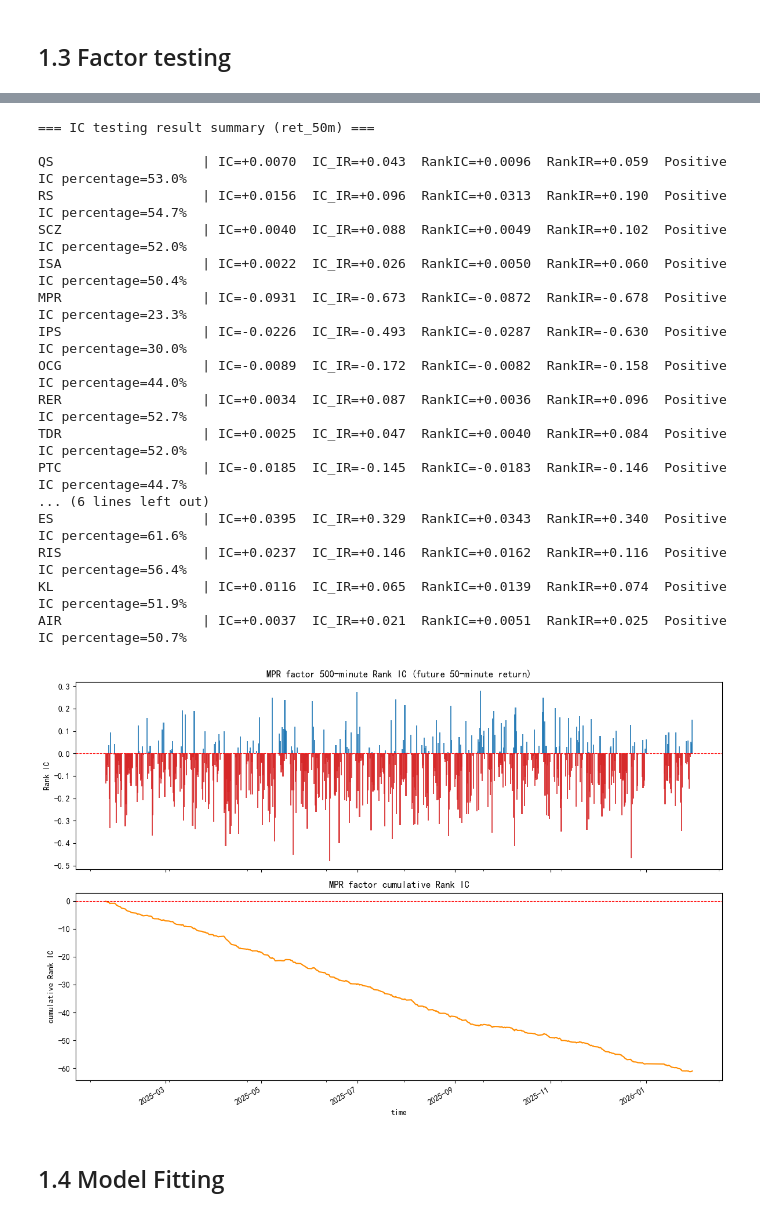
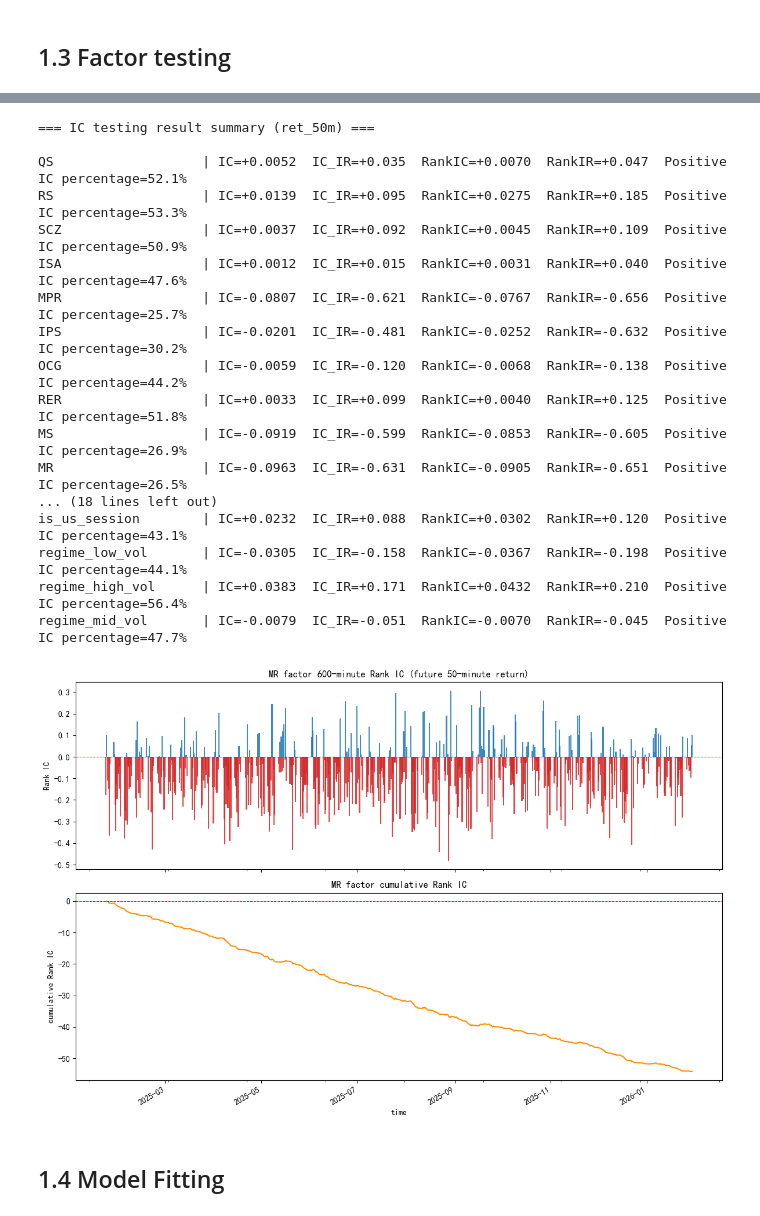
Before and after one commit to StochastiMo/Project-046, a Jupyter notebook: Quantitative strategy.ipynb, the cells around one changed output, grey strips where cells are left out. Saved outputs shown, nothing was run; the diff lists cells and outputs as text; code cells hidden in the pictures.

```diff
--- a/Quantitative strategy.ipynb
+++ b/Quantitative strategy.ipynb
@@ -177,6 +175,16 @@ xag['range'] = xag['high'] - xag['low']
 xag['RER'] = xag['range'] / xag['range'].rolling(window=n).mean()
 # RER > 1.5 often accompanies trend breakouts; RER < 0.5 indicates price compression (low-volatility regime),
 # frequently preceding explosive directional moves.
+
+#F09: MA Spread / Crossover Signal
+xag['MS'] = (xag['close'].rolling(window=5).mean()-xag['close'].rolling(window=20).mean())/xag['close'].rolling(window=20).mean()
+# Measures short-term momentum relative to a longer-term trend. Positive values indicate bullish crossover;
+# negative values indicate bearish crossover. The magnitude of MS can be used to gauge momentum strength.
+
+#F10: Price Relative to MA20 (Mean-Reversion Signal)
+xag['MR'] = (xag['close'] - xag['close'].rolling(window=20).mean()) / xag['close'].rolling(window=20).mean()
+# Measures how far the current price deviates from its 20-minute moving average. Extreme positive values suggest overextension and potential mean-reversion;
+# extreme negative values suggest overselling and potential mean-reversion.
 # %%
 # ──────────────────────────────────────────────────────────────────
 # Factor distribution visualization
@@ -346,10 +356,10 @@ plt.show()
 # %%
 # factor correlation heatmap
 plt.figure(figsize=(12, 10))
-ALL_FACTORS = ['QS', 'RS', 'SCZ', 'ISA', 'MPR', 'IPS', 'OCG', 'RER', 'TDR', 'PTC', 'TWMD', 'TACC_R', 'PV', 'GKV', 'VRR', 'BVA', 'ES', 'RIS', 'KL', 'AIR']
-corr_matrix = xag[ALL_FACTORS].corr()
+BASE_FACTORS = ['QS', 'RS', 'SCZ', 'ISA', 'MPR', 'IPS', 'OCG', 'RER', 'MS', 'MR', 'TDR', 'PTC', 'TWMD', 'TACC_R', 'PV', 'GKV', 'VRR', 'BVA', 'ES', 'RIS', 'KL', 'AIR']
+corr_matrix = xag[BASE_FACTORS].corr()
 sns.heatmap(corr_matrix, annot=True, fmt=".2f", cmap='coolwarm', cbar=True)
-plt.title('Correlation Matrix of 20 Factors')
+plt.title('Correlation Matrix of 22 Factors')
 plt.tight_layout()
 plt.show()
 # %% [output]
@@ -365,7 +438,7 @@ xag['ret_50m'] = (xag['close'].shift(-50) - xag['close']) / xag['close']
 
 
 ## Drop rows with NaN values
-xag = xag.dropna()
+xag = xag.dropna(subset=['ret_5m', 'ret_10m', 'ret_20m', 'ret_50m'])
 print("Forward return calculation completed")
 print(xag[['ret_5m', 'ret_10m', 'ret_20m', 'ret_50m']].describe().round(4))
 # %% [output]
@@ -397,11 +470,12 @@ def compute_ic_series(df, factor_col, ret_col, n):
             ic_list.append({'time': df.index[i], 'IC': pearson_ic, 'RankIC': rank_ic})
     return pd.DataFrame(ic_list).set_index("time")
 
-period = 500
+TEST_FACTORS = BASE_FACTORS + ["hour_sin", "hour_cos", "minute_sin", "minute_cos", "is_asia_session", "is_europe_session", "is_us_session", "regime_low_vol", "regime_high_vol", "regime_mid_vol"]
+period = 600
 
 # Compute all factors'IC to 5-minute future return
 print("=== IC testing result summary (ret_5m) ===\n")
-for fac in ALL_FACTORS:
+for fac in TEST_FACTORS:
     ic_s = compute_ic_series(xag, fac, 'ret_5m', period)
     ic_mean   = ic_s['IC'].mean()
     ic_std    = ic_s['IC'].std()
@@ -494,7 +568,7 @@ AIR                  | IC=+0.0043  IC_IR=+0.030  RankIC=+0.0069  RankIR=+0.046
 # %%
 # Compute all factors'IC to 50-minute future return
 print("=== IC testing result summary (ret_50m) ===\n")
-for fac in ALL_FACTORS:
+for fac in TEST_FACTORS:
     ic_s = compute_ic_series(xag, fac, 'ret_50m', period)
     ic_mean   = ic_s['IC'].mean()
     ic_std    = ic_s['IC'].std()
@@ -507,45 +581,45 @@ for fac in ALL_FACTORS:
 # %% [output]
 === IC testing result summary (ret_50m) ===
 
-QS                   | IC=+0.0070  IC_IR=+0.043  RankIC=+0.0096  RankIR=+0.059  Positive IC percentage=53.0%
-RS                   | IC=+0.0156  IC_IR=+0.096  RankIC=+0.0313  RankIR=+0.190  Positive IC percentage=54.7%
-SCZ                  | IC=+0.0040  IC_IR=+0.088  RankIC=+0.0049  RankIR=+0.102  Positive IC percentage=52.0%
-ISA                  | IC=+0.0022  IC_IR=+0.026  RankIC=+0.0050  RankIR=+0.060  Positive IC percentage=50.4%
-MPR                  | IC=-0.0931  IC_IR=-0.673  RankIC=-0.0872  RankIR=-0.678  Positive IC percentage=23.3%
-IPS                  | IC=-0.0226  IC_IR=-0.493  RankIC=-0.0287  RankIR=-0.630  Positive IC percentage=30.0%
-OCG                  | IC=-0.0089  IC_IR=-0.172  RankIC=-0.0082  RankIR=-0.158  Positive IC percentage=44.0%
-RER                  | IC=+0.0034  IC_IR=+0.087  RankIC=+0.0036  RankIR=+0.096  Positive IC percentage=52.7%
-TDR                  | IC=+0.0025  IC_IR=+0.047  RankIC=+0.0040  RankIR=+0.084  Positive IC percentage=52.0%
-PTC                  | IC=-0.0185  IC_IR=-0.145  RankIC=-0.0183  RankIR=-0.146  Positive IC percentage=44.7%
-... (6 lines left out)
-ES                   | IC=+0.0395  IC_IR=+0.329  RankIC=+0.0343  RankIR=+0.340  Positive IC percentage=61.6%
-RIS                  | IC=+0.0237  IC_IR=+0.146  RankIC=+0.0162  RankIR=+0.116  Positive IC percentage=56.4%
-KL                   | IC=+0.0116  IC_IR=+0.065  RankIC=+0.0139  RankIR=+0.074  Positive IC percentage=51.9%
-AIR                  | IC=+0.0037  IC_IR=+0.021  RankIC=+0.0051  RankIR=+0.025  Positive IC percentage=50.7%
+QS                   | IC=+0.0052  IC_IR=+0.035  RankIC=+0.0070  RankIR=+0.047  Positive IC percentage=52.1%
+RS                   | IC=+0.0139  IC_IR=+0.095  RankIC=+0.0275  RankIR=+0.185  Positive IC percentage=53.3%
+SCZ                  | IC=+0.0037  IC_IR=+0.092  RankIC=+0.0045  RankIR=+0.109  Positive IC percentage=50.9%
+ISA                  | IC=+0.0012  IC_IR=+0.015  RankIC=+0.0031  RankIR=+0.040  Positive IC percentage=47.6%
+MPR                  | IC=-0.0807  IC_IR=-0.621  RankIC=-0.0767  RankIR=-0.656  Positive IC percentage=25.7%
+IPS                  | IC=-0.0201  IC_IR=-0.481  RankIC=-0.0252  RankIR=-0.632  Positive IC percentage=30.2%
+OCG                  | IC=-0.0059  IC_IR=-0.120  RankIC=-0.0068  RankIR=-0.138  Positive IC percentage=44.2%
+RER                  | IC=+0.0033  IC_IR=+0.099  RankIC=+0.0040  RankIR=+0.125  Positive IC percentage=51.8%
+MS                   | IC=-0.0919  IC_IR=-0.599  RankIC=-0.0853  RankIR=-0.605  Positive IC percentage=26.9%
+MR                   | IC=-0.0963  IC_IR=-0.631  RankIC=-0.0905  RankIR=-0.651  Positive IC percentage=26.5%
+... (18 lines left out)
+is_us_session        | IC=+0.0232  IC_IR=+0.088  RankIC=+0.0302  RankIR=+0.120  Positive IC percentage=43.1%
+regime_low_vol       | IC=-0.0305  IC_IR=-0.158  RankIC=-0.0367  RankIR=-0.198  Positive IC percentage=44.1%
+regime_high_vol      | IC=+0.0383  IC_IR=+0.171  RankIC=+0.0432  RankIR=+0.210  Positive IC percentage=56.4%
+regime_mid_vol       | IC=-0.0079  IC_IR=-0.051  RankIC=-0.0070  RankIR=-0.045  Positive IC percentage=47.7%
 # %%
 # ──────────────────────────────────────────────────────────────────
-# MPR factor's Rank IC and cumulative value
+# MR factor's Rank IC and cumulative value
 # ──────────────────────────────────────────────────────────────────
-ic_mpr_50min = compute_ic_series(xag, 'MPR', 'ret_50m', period)
+ic_mr_50min = compute_ic_series(xag, 'MR', 'ret_50m', period)
 
-colors = ['#d62728' if v < 0 else '#1f77b4' for v in ic_mpr_50min['RankIC']]
+colors = ['#d62728' if v < 0 else '#1f77b4' for v in ic_mr_50min['RankIC']]
 fig, axes = plt.subplots(2, 1, figsize=(12, 8), sharex=True)
 
-axes[0].bar(ic_mpr_50min.index, ic_mpr_50min['RankIC'], width=0.8, color=colors, alpha=0.85)
+axes[0].bar(ic_mr_50min.index, ic_mr_50min['RankIC'], width=0.8, color=colors, alpha=0.85)
 axes[0].axhline(0, color='red', lw=0.8, ls='--')
-axes[0].set_title(f'MPR factor {period}-minute Rank IC (future 50-minute return)')
+axes[0].set_title(f'MR factor {period}-minute Rank IC (future 50-minute return)')
 axes[0].set_ylabel('Rank IC')
 
-ic_mpr_50min['RankIC'].cumsum().plot(ax=axes[1], color='darkorange')
+ic_mr_50min['RankIC'].cumsum().plot(ax=axes[1], color='darkorange')
 axes[1].axhline(0, color='red', lw=0.8, ls='--')
-axes[1].set_title('MPR factor cumulative Rank IC')
+axes[1].set_title('MR factor cumulative Rank IC')
 axes[1].set_ylabel('cumulative Rank IC')
 axes[1].set_xlabel('time')
 
 plt.tight_layout()
 plt.show()
 # %% [output]
-[figure, old version]
+[figure, new version]
 # %% [markdown]
 ## 1.4 Model Fitting
 # %% [markdown]
```
Also changed, not shown: parts of 25 cells of this notebook, 1 other file.
